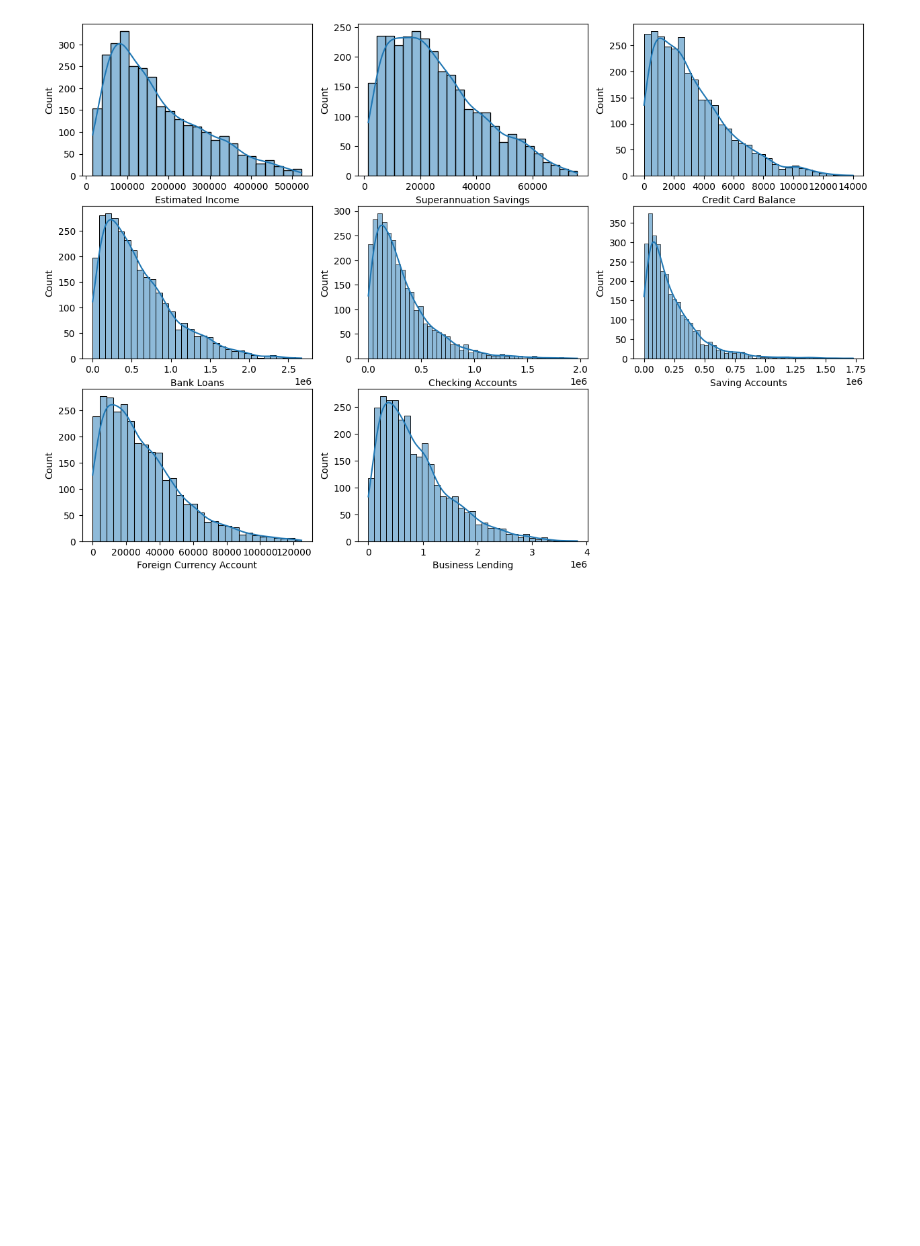
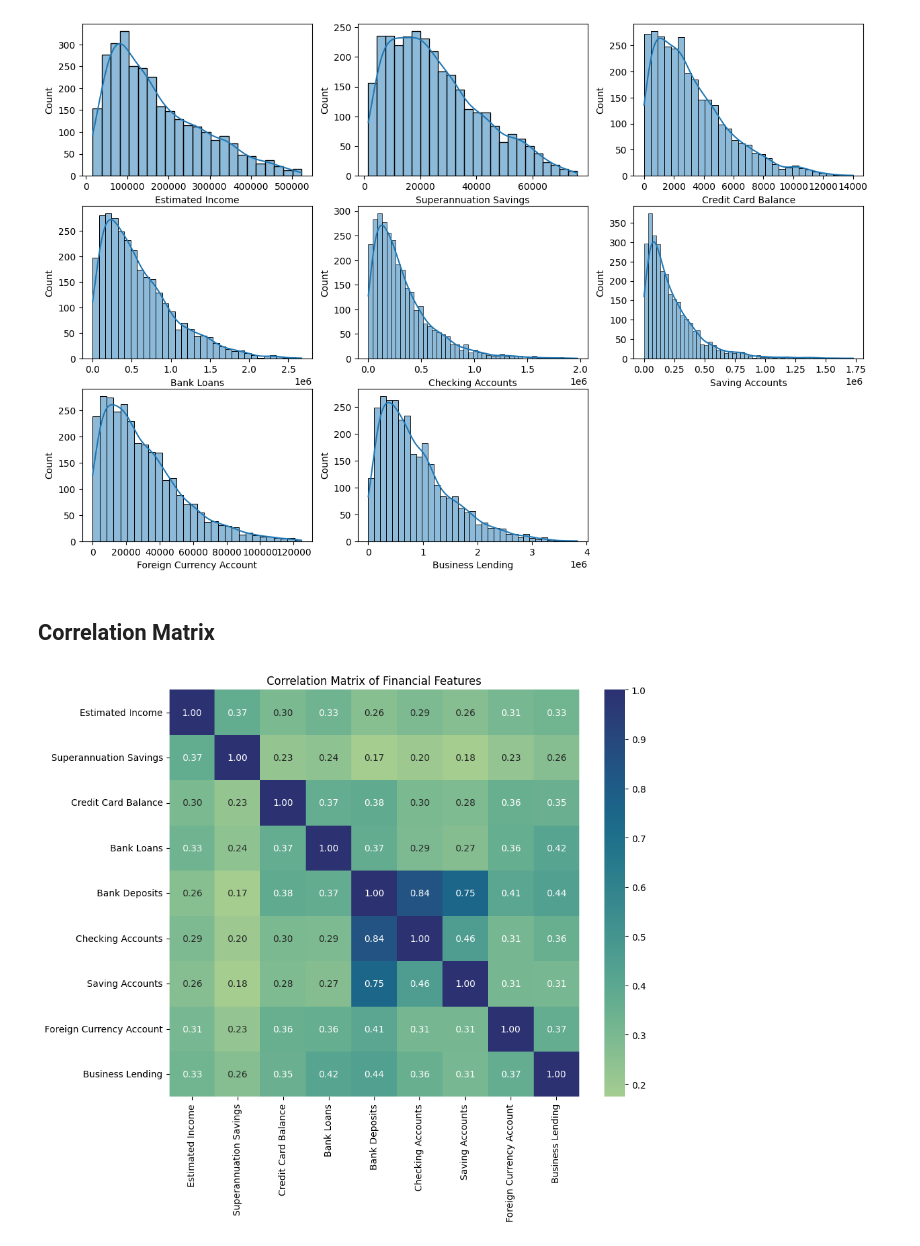
Before and after one commit to Akash324-dotcom/BRI_Banking_Risk_Intelligence, a Jupyter notebook: notebook/banking_risk_analysis.ipynb, the cells around one changed output. Saved outputs shown, nothing was run; the diff lists cells and outputs as text; code cells hidden in the pictures; blank space fills up the shorter version.

```diff
--- a/notebook/banking_risk_analysis.ipynb
+++ b/notebook/banking_risk_analysis.ipynb
@@ -201,3 +217,15 @@ for i, predictor in enumerate(new_cols):
 plt.show()
 # %% [output]
 [figure]
+# %% [markdown]
+## Correlation Matrix
+# %%
+cols = ['Estimated Income', 'Superannuation Savings', 'Credit Card Balance', 'Bank Loans', 'Bank Deposits', 'Checking Accounts', 'Saving Accounts', 'Foreign Currency Account', 'Business Lending']
+
+corr = df[cols].corr()
+plt.figure(figsize=(10,8))
+sns.heatmap(corr, annot=True, cmap='crest', fmt=".2f")
+plt.title('Correlation Matrix of Financial Features')
+plt.show()
+# %% [output]
+[figure, added]
```
Also changed, not shown: parts of 3 cells of this notebook.
